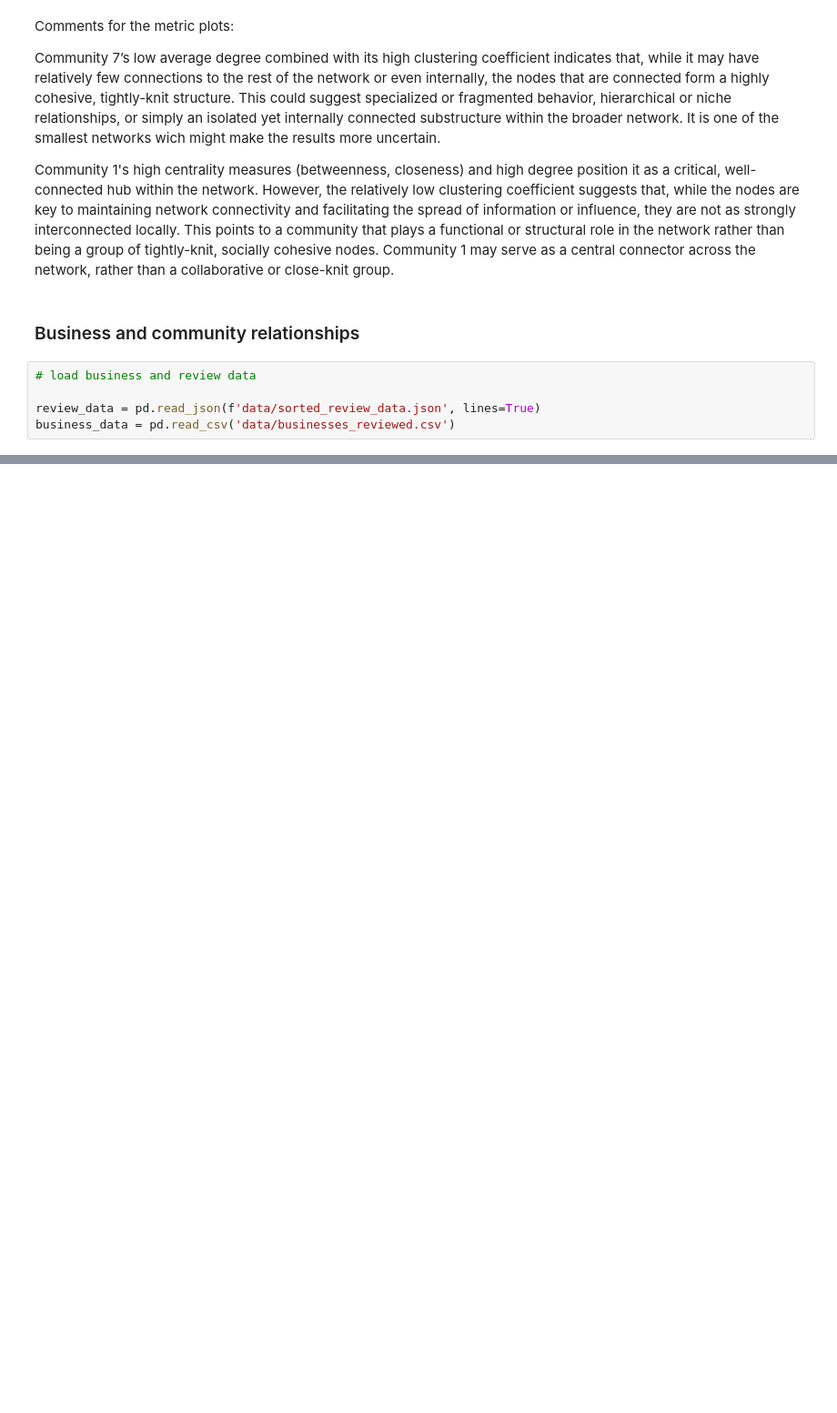
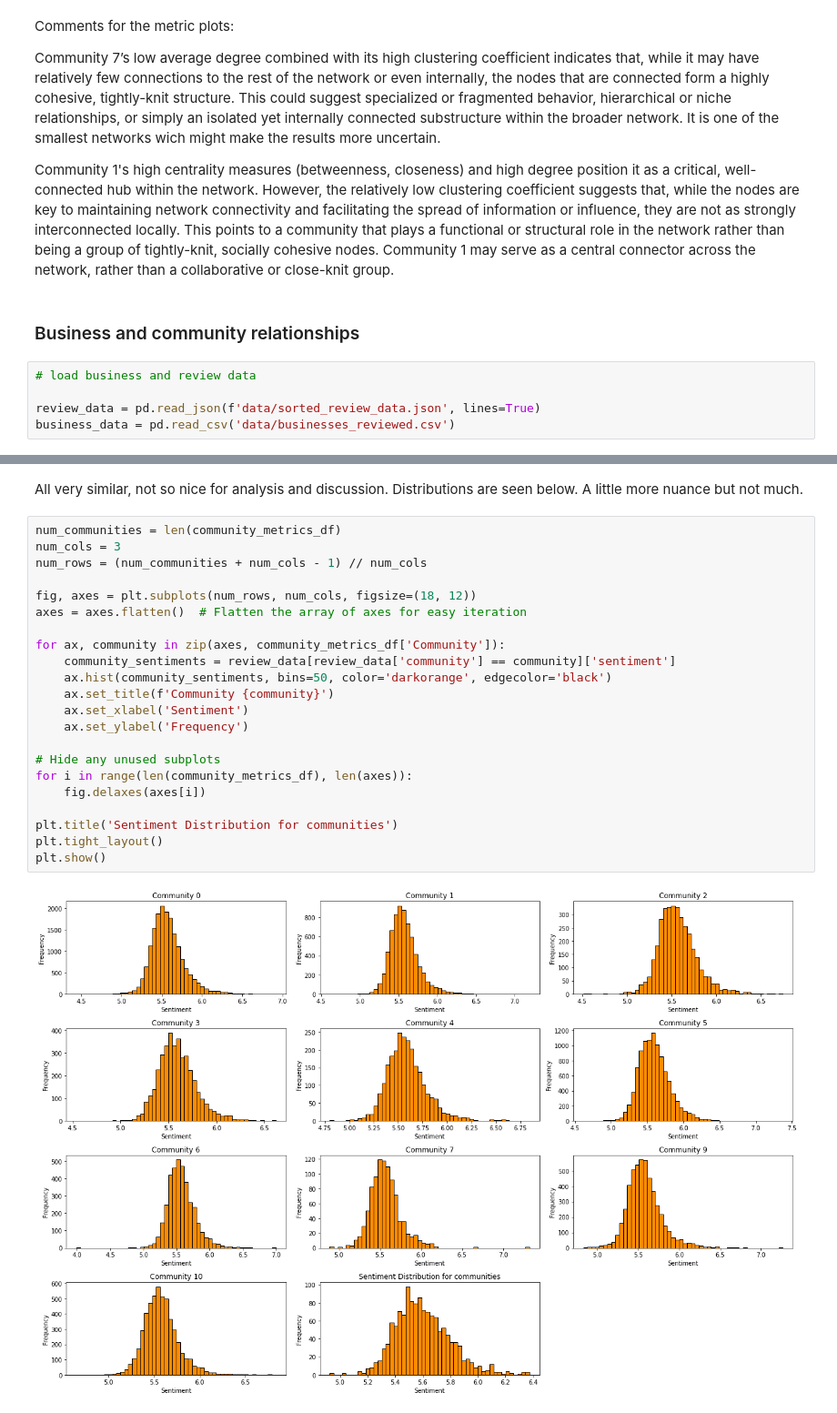
Before and after one commit to FredBingz/02805YelpProject, a Jupyter notebook: structure.ipynb, the cells around one changed output, grey strips where cells are left out. Shown at 91% size. Saved outputs shown, nothing was run; the diff lists cells and outputs as text; blank space fills up the shorter version.

```diff
--- a/structure.ipynb
+++ b/structure.ipynb
@@ -410,0 +428,26 @@ review_data.head()
+# %% [markdown]
+All very similar, not so nice for analysis and discussion. Distributions are seen below. A little more nuance but not much.
+# %%
+num_communities = len(community_metrics_df)
+num_cols = 3
+num_rows = (num_communities + num_cols - 1) // num_cols
+
+fig, axes = plt.subplots(num_rows, num_cols, figsize=(18, 12))
+axes = axes.flatten()  # Flatten the array of axes for easy iteration
+
+for ax, community in zip(axes, community_metrics_df['Community']):
+    community_sentiments = review_data[review_data['community'] == community]['sentiment']
+    ax.hist(community_sentiments, bins=50, color='darkorange', edgecolor='black')
+    ax.set_title(f'Community {community}')
+    ax.set_xlabel('Sentiment')
+    ax.set_ylabel('Frequency')
+
+# Hide any unused subplots
+for i in range(len(community_metrics_df), len(axes)):
+    fig.delaxes(axes[i])
+
+plt.title('Sentiment Distribution for communities')
+plt.tight_layout()
+plt.show()
+# %% [output]
+[figure, added]
```
Also changed, not shown: parts of 18 cells of this notebook, 4 other files.
